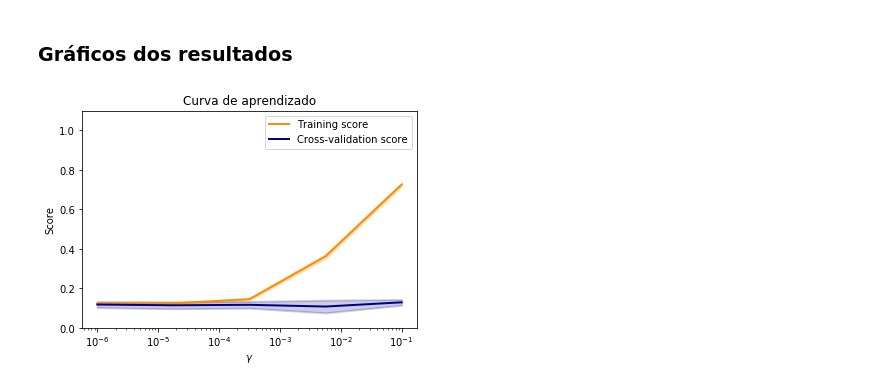
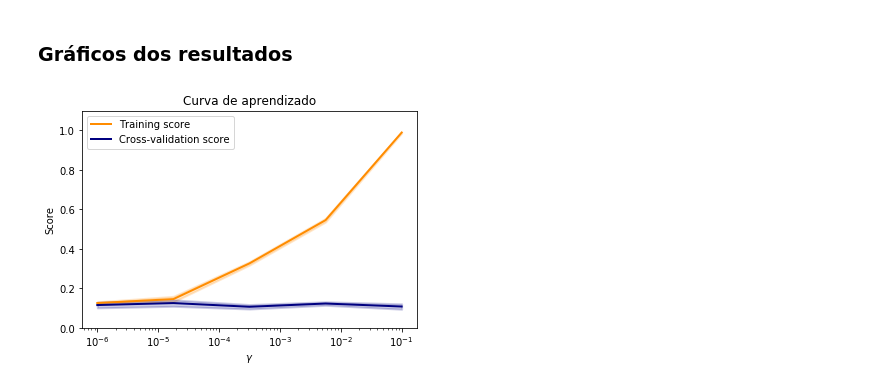
Before and after one commit to flaviajanine/MD-audio-classify, a Jupyter notebook: classifier.ipynb, the cells around one changed output. Saved outputs shown, nothing was run; the diff lists cells and outputs as text; code cells hidden in the pictures.

Commit message:
Implementação do método de classificação
- Alteração de parâmetros do svm;
- Implementação da cross validação com shuffle split.

Signed-off-by: flavia beo <flavia.beo@ibm.com>

```diff
--- a/classifier.ipynb
+++ b/classifier.ipynb
@@ -18,7 +18,7 @@ def label_audio(filepath, filename):
         data, fs = librosa.load(filepath, None)
         librosa.display.waveplot(data, sr=fs)
         hop_length = 512
-        mfcc = librosa.feature.mfcc(data,  sr=fs, hop_length=hop_length, n_mfcc=40)
+        mfcc = librosa.feature.mfcc(data,  sr=fs, hop_length=hop_length, n_mfcc=80)
 
         feature = np.mean(mfcc.T, axis=0)
 
@@ -79,17 +79,18 @@ mlp.fit(X_train, Y_train)
 score = mlp.score(X_train,Y_train)
 
 Y_pred = mlp.predict(X_val)
-
-print(Y_pred)
+print('Score de treino da RNA:')
 print(score)
 
-svc = svm.SVC()
+svc = svm.SVC(kernel='rbf', C=15, gamma=0.05)
 
 svc.fit(X_train, Y_train)
 score2 = svc.score(X_train, Y_train)
+y_pred = svc.predict(X_val)
+print('Score de treino do SVM:')
+print(score2)
 
-y_pred = mlp.predict(X_val)
-
-print(y_pred)
-print(score2)
+cv = ShuffleSplit(n_splits=10, test_size=0.3, random_state=50)
+scores = cross_val_score(svc, X_train, Y_train, cv=cv)
+print(scores)
 # %% [output]
@@ -121,9 +135,8 @@ from sklearn.svm import SVC
 
 param_range = np.logspace(-6, -1, 5)
 scores_train, scores_test = validation_curve(
-    SVC(), X_train, Y_train, param_name="gamma",
-    param_range= param_range,
-    cv=10, scoring="accuracy", n_jobs=1)
+    SVC(kernel='rbf', C=20, gamma=0.1), X_train, Y_train, param_name="gamma",
+    param_range= param_range, scoring="accuracy", n_jobs=1)
 train_scores_mean = np.mean(scores_train, axis=1)
 train_scores_std = np.std(scores_train, axis=1)
 test_scores_mean = np.mean(scores_test, axis=1)
@@ -134,31 +147,31 @@ plt.xlabel("$\gamma$")
 plt.ylabel("Score")
 plt.ylim(0.0, 1.1)
 lw = 2
 
 plt.semilogx(param_range,
              train_scores_mean,
              label="Training score",
              color="darkorange",
              lw=lw)
 plt.fill_between(param_range,
                  train_scores_mean - train_scores_std,
                  train_scores_mean + train_scores_std,
                  alpha=0.2,
                  color="darkorange",
                  lw=lw)
 plt.semilogx(param_range,
              test_scores_mean,
              label="Cross-validation score",
              color="navy",
              lw=lw)
 plt.fill_between(param_range,
                  test_scores_mean - test_scores_std,
                  test_scores_mean + test_scores_std,
                  alpha=0.2,
                  color="navy",
                  lw=lw)
 
 plt.legend(loc="best")
 plt.show()
 # %% [output]
-[figure, old version]
+[figure, new version]
```
Also changed, not shown: parts of 4 cells of this notebook.
